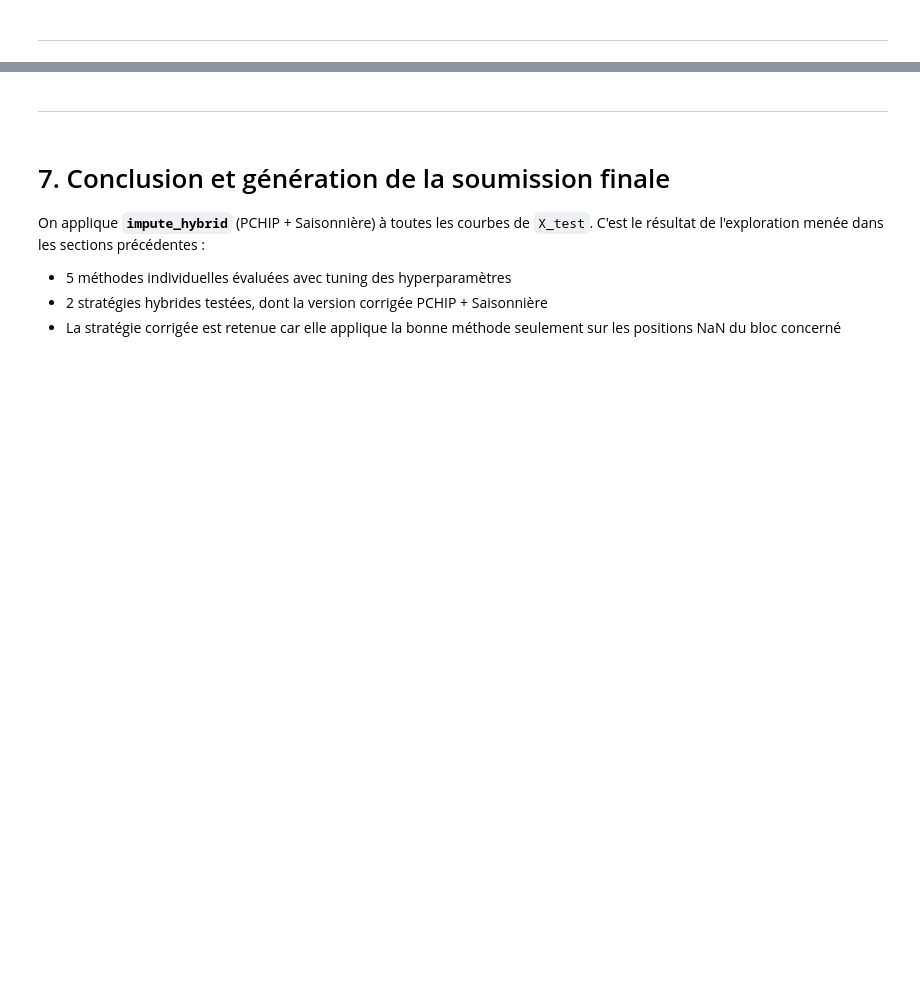
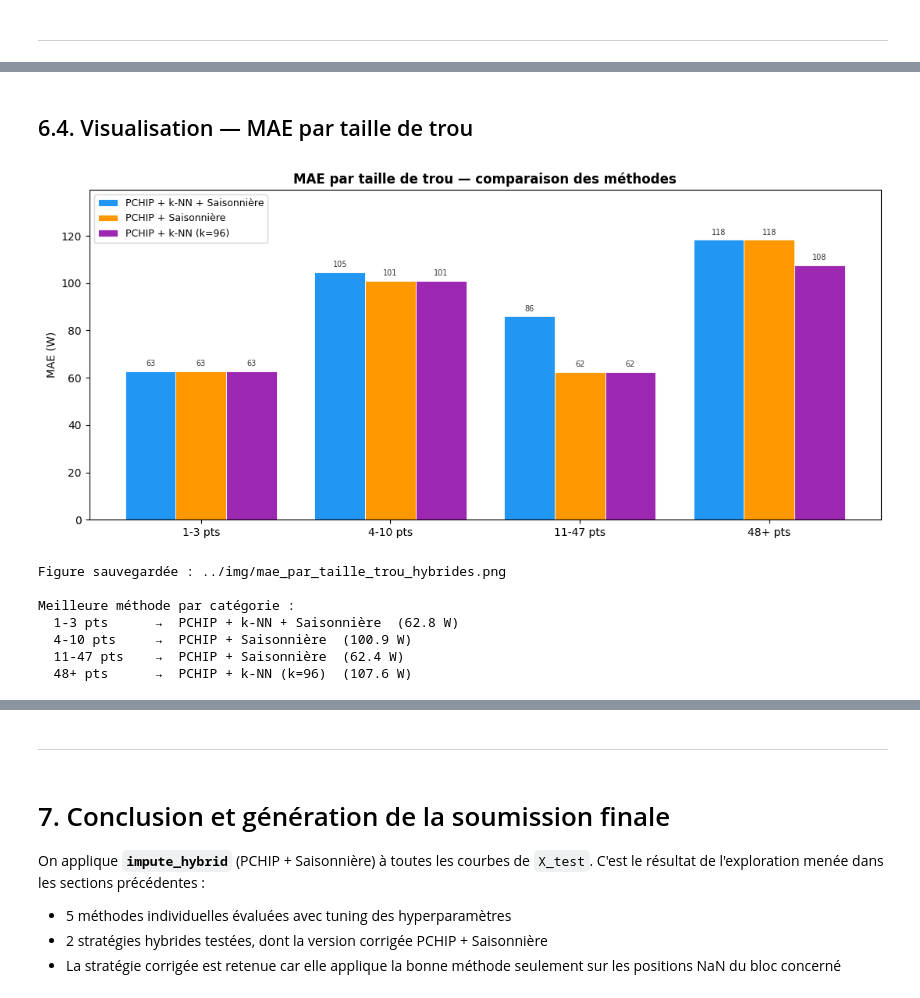
Before and after one commit to dempxl/ChallengeData-ENEDIS, a Jupyter notebook: notebook/notebook_LOGAN.ipynb, the cells around one changed output, grey strips where cells are left out. Cells and saved outputs as stored; diff of their text form; code cells hidden in the pictures; blank space fills up the shorter version.

```diff
--- a/notebook/notebook_LOGAN.ipynb
+++ b/notebook/notebook_LOGAN.ipynb
@@ -1477,0 +1849,56 @@ On remarque alors que le combo parfait pour avoir le score le plus bas est:
+# %% [markdown]
+## 6.4. Visualisation — MAE par taille de trou
+# %%
+n_methods = len(summary_hybrid.columns)
+width = 0.8 / n_methods   # largeur adaptative selon le nombre de méthodes
+
+palette = ['#2196F3', '#FF9800', '#9C27B0', '#E91E63', '#4CAF50']
+palette = palette[:n_methods]
+
+fig, ax = plt.subplots(figsize=(11, 5))
+x = np.arange(len(gap_categories))
+
+for i, (col, color) in enumerate(zip(summary_hybrid.columns, palette)):
+    vals = summary_hybrid[col].values.astype(float)
+    bars = ax.bar(x + i * width, vals, width, label=col, color=color,
+                  edgecolor='white', linewidth=0.6)
+    # Annotation de la valeur sur chaque barre (sauf NaN)
+    for bar, v in zip(bars, vals):
+        if not np.isnan(v):
+            ax.text(
+                bar.get_x() + bar.get_width() / 2,
+                bar.get_height() + 1.5,
+                f'{v:.0f}',
+                ha='center', va='bottom', fontsize=7, color='#333333'
+            )
+
+ax.set_xticks(x + width * (n_methods - 1) / 2)
+ax.set_xticklabels(gap_categories)
+ax.set_ylabel('MAE (W)')
+ax.set_title('MAE par taille de trou — comparaison des méthodes', fontweight='bold')
+ax.legend(loc='upper left', fontsize=9)
+ax.set_ylim(0, summary_hybrid.max().max() * 1.18)   # marge pour les annotations
+plt.tight_layout()
+plt.savefig('../img/mae_par_taille_trou_hybrides.png', dpi=150, bbox_inches='tight')
+plt.show()
+
+print("Figure sauvegardée : ../img/mae_par_taille_trou_hybrides.png")
+
+# ── Mise en évidence du meilleur résultat par catégorie ──────────────────────
+print("\nMeilleure méthode par catégorie :")
+for cat in gap_categories:
+    row = summary_hybrid.loc[cat]
+    if row.isna().all():
+        print(f"  {cat:12s} →  (aucune donnée)")
+    else:
+        best = row.idxmin()
+        print(f"  {cat:12s} →  {best}  ({row[best]:.1f} W)")
+# %% [output]
+[figure, added]
+Figure sauvegardée : ../img/mae_par_taille_trou_hybrides.png
+
+Meilleure méthode par catégorie :
+  1-3 pts      →  PCHIP + k-NN + Saisonnière  (62.8 W)
+  4-10 pts     →  PCHIP + Saisonnière  (100.9 W)
+  11-47 pts    →  PCHIP + Saisonnière  (62.4 W)
+  48+ pts      →  PCHIP + k-NN (k=96)  (107.6 W)
```
Also changed, not shown: parts of 33 cells of this notebook, 6 other files.
